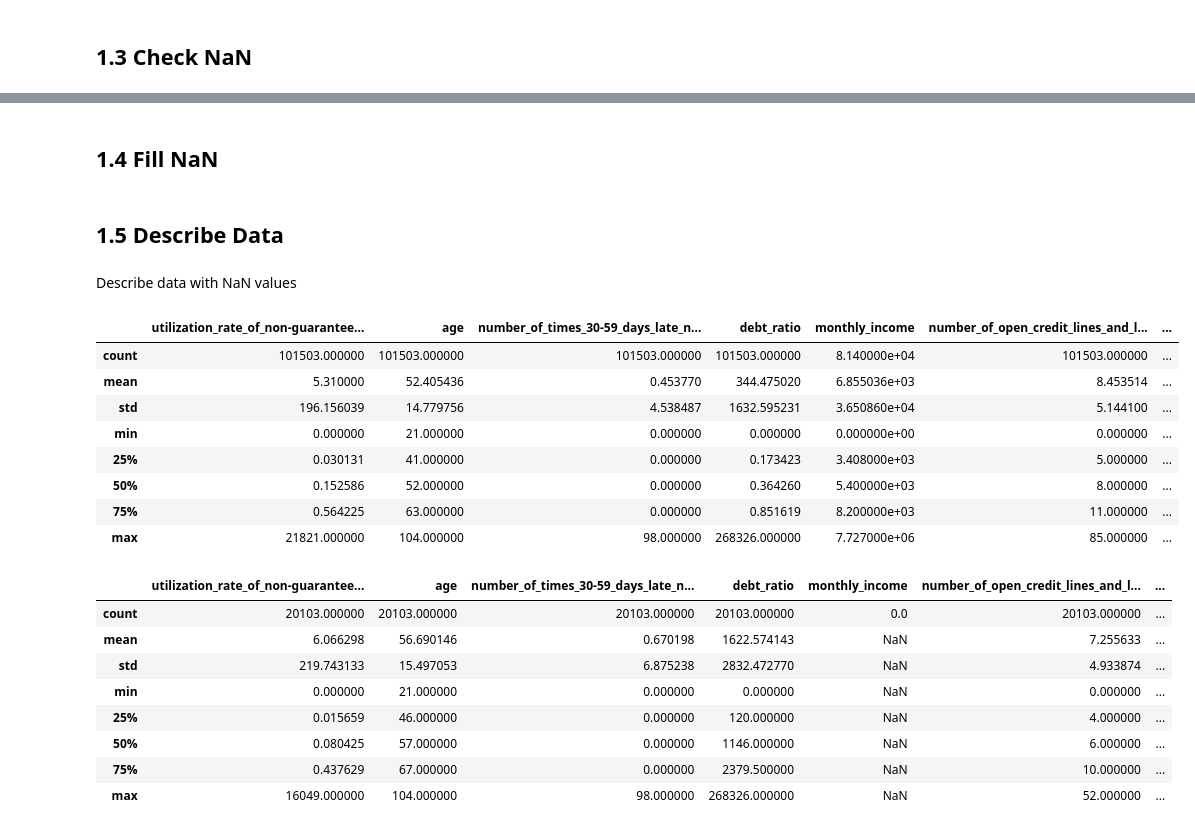
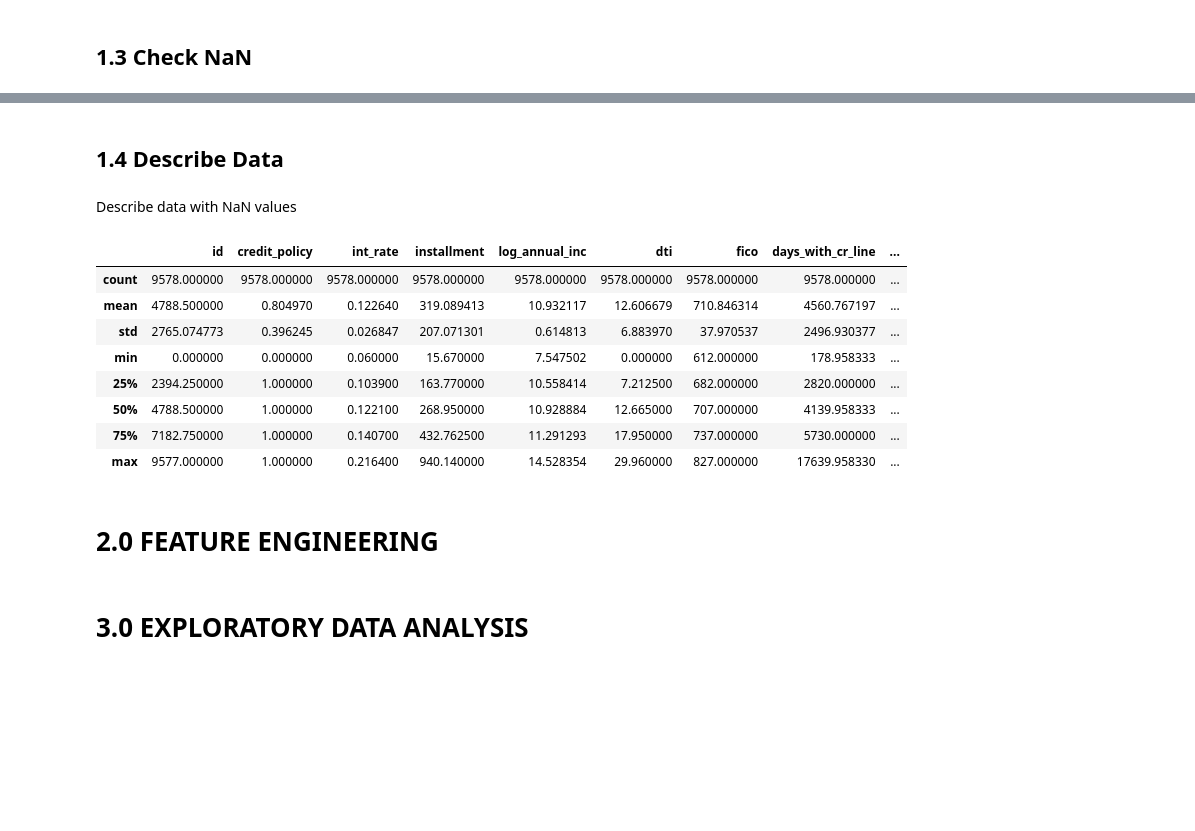
Before and after one commit to diegodinizf/credit_risk_prediction, a Jupyter notebook: exploration.ipynb, the cells around one changed output, grey strips where cells are left out. Drawn from its saved outputs; the diff is of its cells as text; code cells hidden in the pictures; blank space fills up the shorter version.

```diff
--- a/exploration.ipynb
+++ b/exploration.ipynb
@@ -11,7 +33,7 @@ import pandas as pd
 # %% [markdown]
 # 1.0 DATA DESCRIPTION
 # %%
-df1 = pd.read_csv(r'C:\Users\diego\Desktop\Data Science\credit_risk_prediction\test.csv',index_col=0)
+df1 = pd.read_csv(r'loan_data.csv').reset_index().rename(columns={'index':'id'})
 df1.head().T
 # %% [output]
 |  | 0 | 1 | 2 | 3 | 4 |
@@ -43,21 +63,2 @@ Column Names: Index(['TaxaDeUtilizacaoDeLinhasNaoGarantidas', 'Idade',
 # %% [markdown]
 ## 1.2 Rename Columns
-# %%
-# list with columns names in english
-translated_columns_english = [
-     'Utilization_Rate_of_Non-Guaranteed_Lines',
-     'Age',
-     'Number_of_Times_30-59_Days_Late_Not_Worse',
-     'Debt_Ratio',
-     'Monthly_Income',
-     'Number_of_Open_Credit_Lines_and_Loans',
-     'Number_of_Times_90_Days_Late',
-     'Number_of_Mortgage_Loans_or_Lines',
-     'Number_of_Times_60-89_Days_Late_Not_Worse',
-     'Number_of_Dependents'
-]
-
-#_rename_the_columns_to_snake_case_format
-df1.columns = [col_name.lower() for col_name in translated_columns_english]
-
-df1.head()
@@ -70,0 +65,4 @@ df1.head()
+# %%
+# rename_the_columns_to_snake_case_format
+df1.columns = [cols.replace('.','_') for cols in df1.columns]
+df1.head()
@@ -102,29 +117,19 @@ number_of_dependents                         0.025871
 dtype: float64
 # %% [markdown]
-## 1.4 Fill NaN
+## 1.4 Describe Data
-# %% [markdown]
-## 1.5 Describe Data
 # %% [markdown]
 Describe data with NaN values
 # %%
 display(df1.describe())
-display(df1[(df1['monthly_income'].isna())].describe())
 # %% [output]
-|  | utilization_rate_of_non-guarantee... | age | number_of_times_30-59_days_late_n... | debt_ratio | monthly_income | number_of_open_credit_lines_and_l... | ... |
-| count | 101503.000000 | 101503.000000 | 101503.000000 | 101503.000000 | 8.140000e+04 | 101503.000000 | ... |
-| mean | 5.310000 | 52.405436 | 0.453770 | 344.475020 | 6.855036e+03 | 8.453514 | ... |
-| std | 196.156039 | 14.779756 | 4.538487 | 1632.595231 | 3.650860e+04 | 5.144100 | ... |
-| min | 0.000000 | 21.000000 | 0.000000 | 0.000000 | 0.000000e+00 | 0.000000 | ... |
-| 25% | 0.030131 | 41.000000 | 0.000000 | 0.173423 | 3.408000e+03 | 5.000000 | ... |
-| 50% | 0.152586 | 52.000000 | 0.000000 | 0.364260 | 5.400000e+03 | 8.000000 | ... |
-| 75% | 0.564225 | 63.000000 | 0.000000 | 0.851619 | 8.200000e+03 | 11.000000 | ... |
-| max | 21821.000000 | 104.000000 | 98.000000 | 268326.000000 | 7.727000e+06 | 85.000000 | ... |
+|  | id | credit_policy | int_rate | installment | log_annual_inc | dti | fico | days_with_cr_line | ... |
+| count | 9578.000000 | 9578.000000 | 9578.000000 | 9578.000000 | 9578.000000 | 9578.000000 | 9578.000000 | 9578.000000 | ... |
+| mean | 4788.500000 | 0.804970 | 0.122640 | 319.089413 | 10.932117 | 12.606679 | 710.846314 | 4560.767197 | ... |
+| std | 2765.074773 | 0.396245 | 0.026847 | 207.071301 | 0.614813 | 6.883970 | 37.970537 | 2496.930377 | ... |
+| min | 0.000000 | 0.000000 | 0.060000 | 15.670000 | 7.547502 | 0.000000 | 612.000000 | 178.958333 | ... |
+| 25% | 2394.250000 | 1.000000 | 0.103900 | 163.770000 | 10.558414 | 7.212500 | 682.000000 | 2820.000000 | ... |
+| 50% | 4788.500000 | 1.000000 | 0.122100 | 268.950000 | 10.928884 | 12.665000 | 707.000000 | 4139.958333 | ... |
+| 75% | 7182.750000 | 1.000000 | 0.140700 | 432.762500 | 11.291293 | 17.950000 | 737.000000 | 5730.000000 | ... |
+| max | 9577.000000 | 1.000000 | 0.216400 | 940.140000 | 14.528354 | 29.960000 | 827.000000 | 17639.958330 | ... |
-|  | utilization_rate_of_non-guarantee... | age | number_of_times_30-59_days_late_n... | debt_ratio | monthly_income | number_of_open_credit_lines_and_l... | ... |
-| count | 20103.000000 | 20103.000000 | 20103.000000 | 20103.000000 | 0.0 | 20103.000000 | ... |
-| mean | 6.066298 | 56.690146 | 0.670198 | 1622.574143 | NaN | 7.255633 | ... |
-| std | 219.743133 | 15.497053 | 6.875238 | 2832.472770 | NaN | 4.933874 | ... |
-| min | 0.000000 | 21.000000 | 0.000000 | 0.000000 | NaN | 0.000000 | ... |
-| 25% | 0.015659 | 46.000000 | 0.000000 | 120.000000 | NaN | 4.000000 | ... |
-| 50% | 0.080425 | 57.000000 | 0.000000 | 1146.000000 | NaN | 6.000000 | ... |
-| 75% | 0.437629 | 67.000000 | 0.000000 | 2379.500000 | NaN | 10.000000 | ... |
-| max | 16049.000000 | 104.000000 | 98.000000 | 268326.000000 | NaN | 52.000000 | ... |
+# %% [markdown]
+# 2.0 FEATURE ENGINEERING
@@ -130,0 +138,2 @@ display(df1[(df1['monthly_income'].isna())].describe())
+# %% [markdown]
+# 3.0 EXPLORATORY DATA ANALYSIS
```
Also changed, not shown: parts of 15 cells of this notebook.
